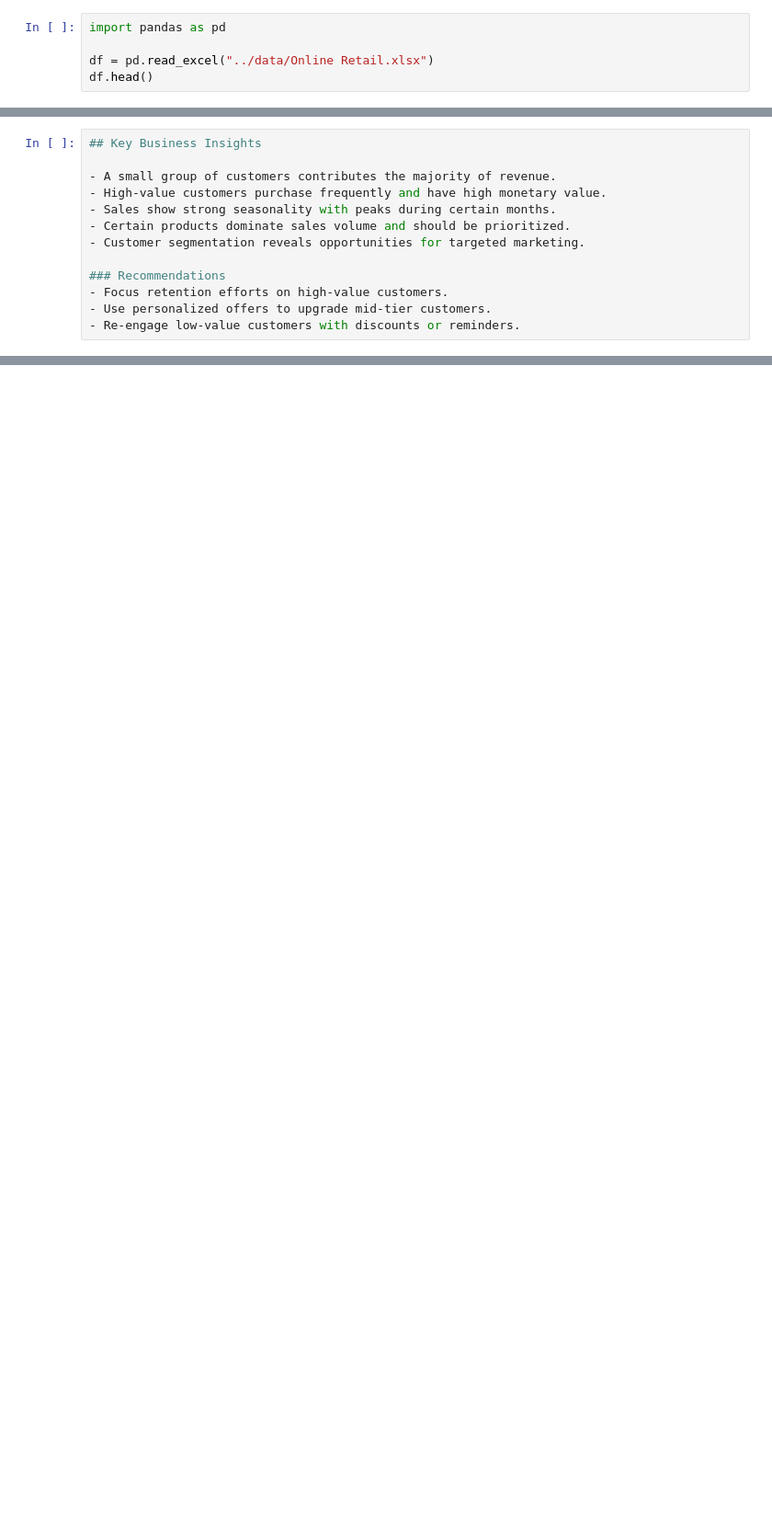
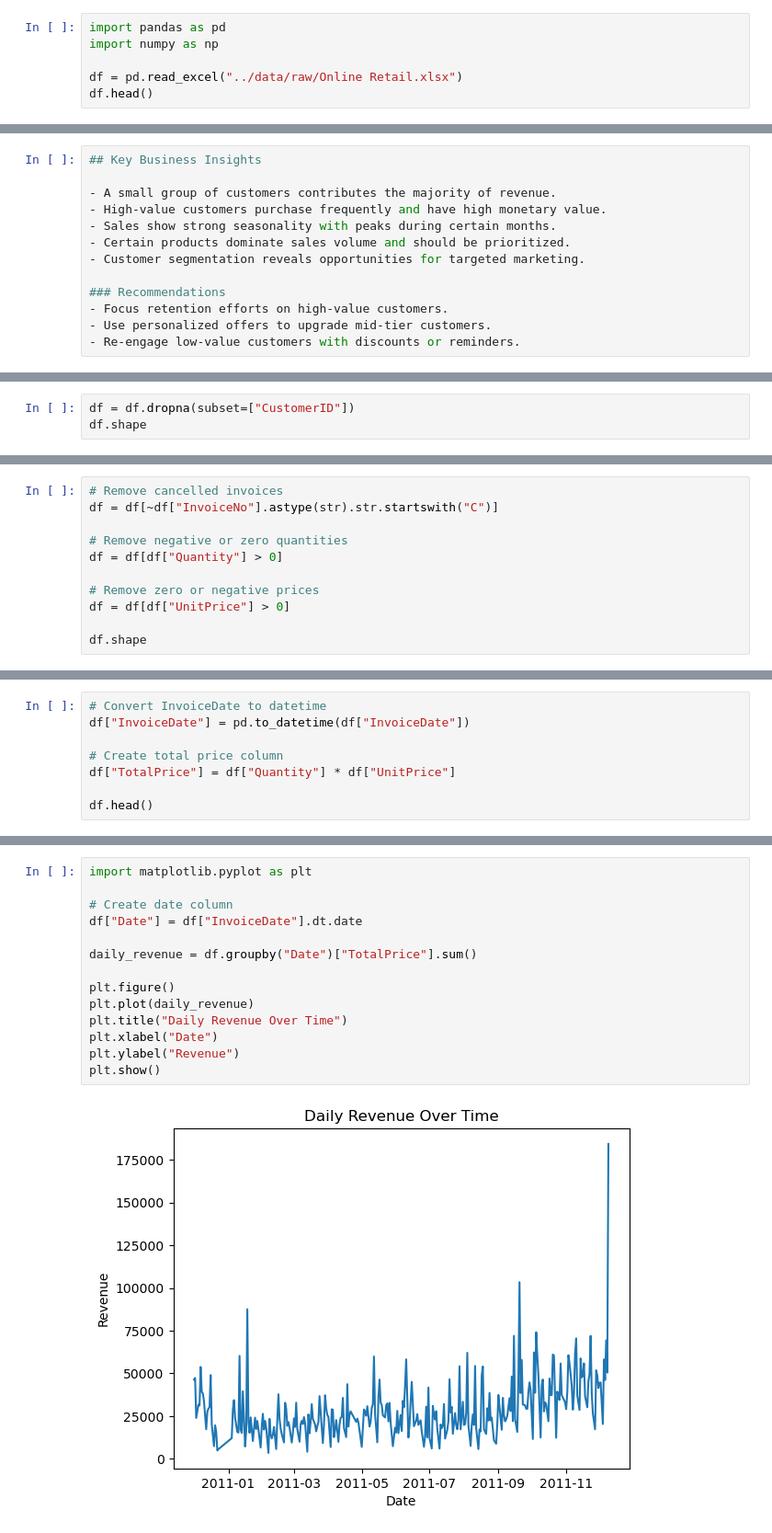
Before and after one commit to adeeb0408/online-retail-analysis, a Jupyter notebook: notebooks/online_retail_full_project.ipynb, the cells around one changed output, grey strips where cells are left out. Shown at 92% size. Cells and saved outputs as stored; diff of their text form; blank space fills up the shorter version.

```diff
--- a/notebooks/online_retail_full_project.ipynb
+++ b/notebooks/online_retail_full_project.ipynb
@@ -12,8 +12,9 @@ import seaborn as sns
 %matplotlib inline
 # %%
 import pandas as pd
+import numpy as np
 
-df = pd.read_excel("../data/Online Retail.xlsx")
+df = pd.read_excel("../data/raw/Online Retail.xlsx")
 df.head()
 # %% [output]
 |  | InvoiceNo | StockCode | Description | Quantity | InvoiceDate | UnitPrice | CustomerID | Country |
@@ -222,0 +270,3 @@ plt.show()
+# %%
+df = df.dropna(subset=["CustomerID"])
+df.shape
@@ -222,0 +275,11 @@ plt.show()
+# %%
+# Remove cancelled invoices
+df = df[~df["InvoiceNo"].astype(str).str.startswith("C")]
+
+# Remove negative or zero quantities
+df = df[df["Quantity"] > 0]
+
+# Remove zero or negative prices
+df = df[df["UnitPrice"] > 0]
+
+df.shape
@@ -222,0 +288,8 @@ plt.show()
+# %%
+# Convert InvoiceDate to datetime
+df["InvoiceDate"] = pd.to_datetime(df["InvoiceDate"])
+
+# Create total price column
+df["TotalPrice"] = df["Quantity"] * df["UnitPrice"]
+
+df.head()
@@ -222,0 +310,16 @@ plt.show()
+# %%
+import matplotlib.pyplot as plt
+
+# Create date column
+df["Date"] = df["InvoiceDate"].dt.date
+
+daily_revenue = df.groupby("Date")["TotalPrice"].sum()
+
+plt.figure()
+plt.plot(daily_revenue)
+plt.title("Daily Revenue Over Time")
+plt.xlabel("Date")
+plt.ylabel("Revenue")
+plt.show()
+# %% [output]
+[figure, added]
```
Also changed, not shown: parts of 16 cells of this notebook, 3 other files.
